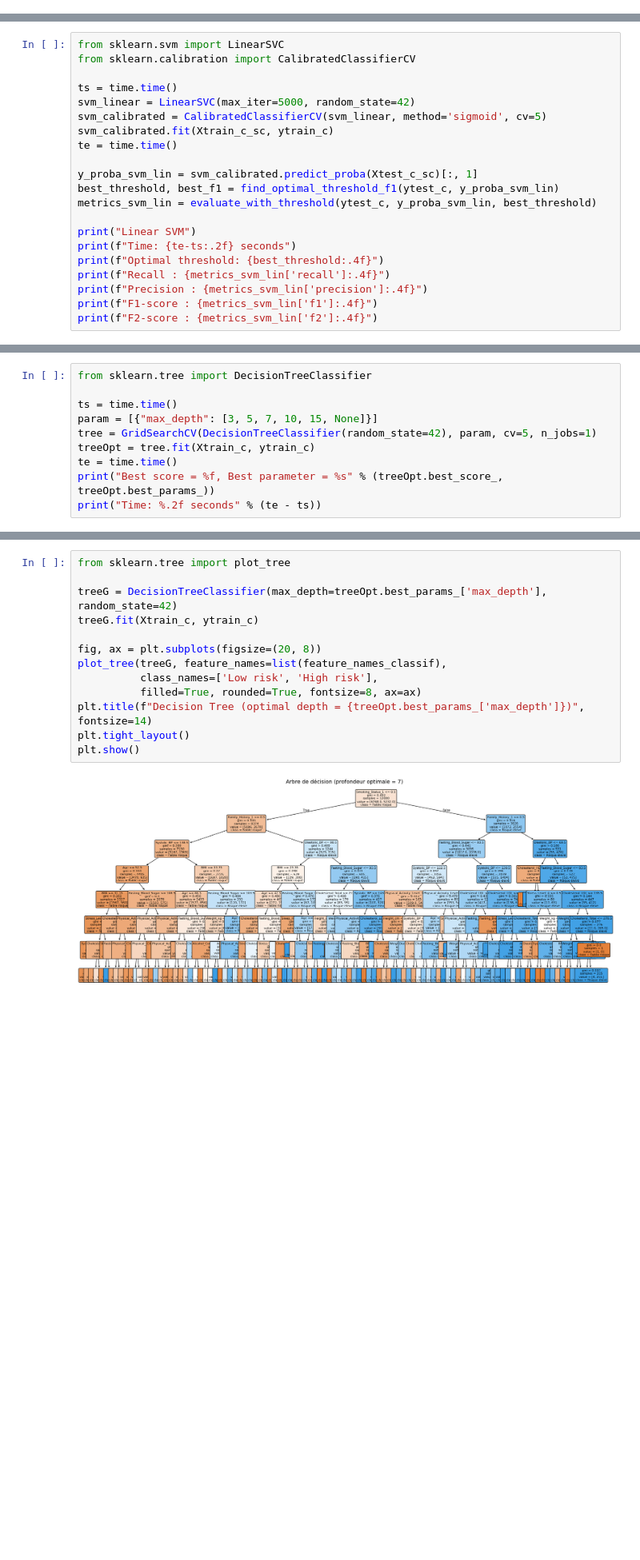
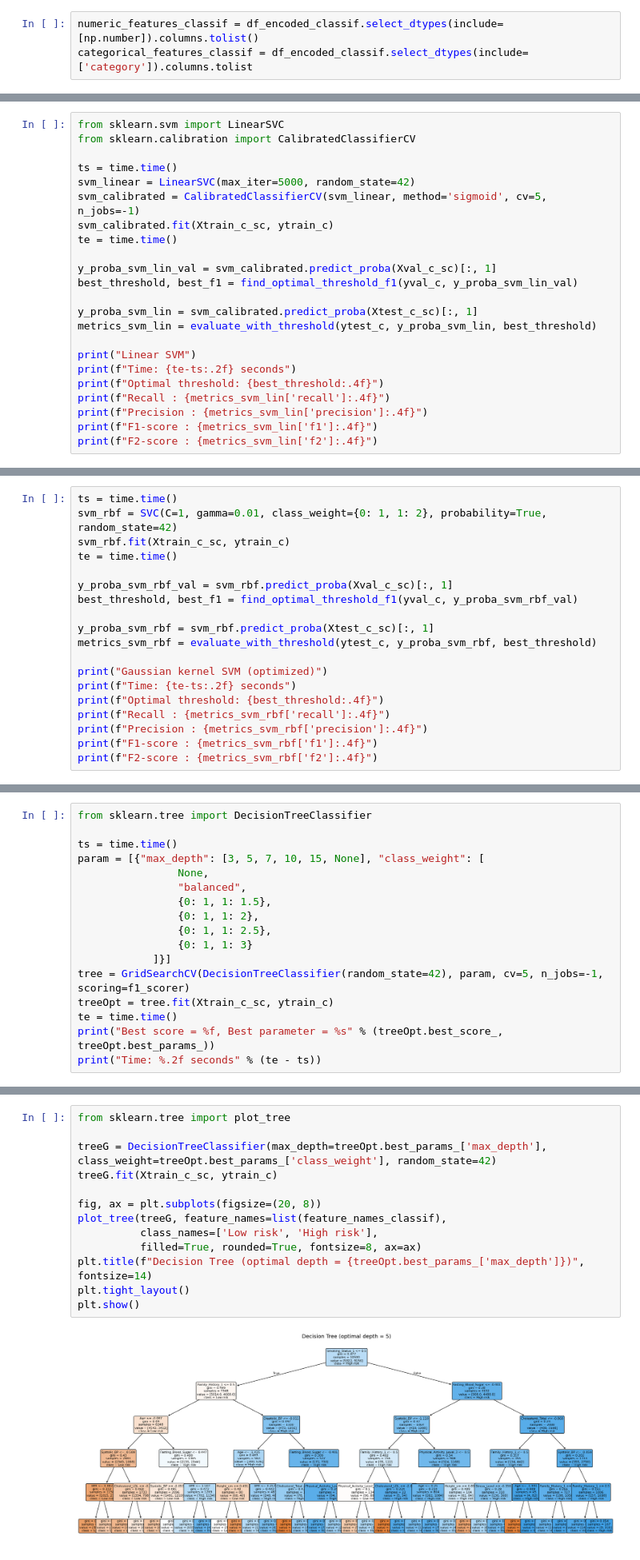
Before and after one commit to HOANG-Anh2004/projet_ML_4A_GMM_INSA, a Jupyter notebook: Modelisation.ipynb, the cells around one changed output, grey strips where cells are left out. Shown at 80% size. Cells and saved outputs as stored; diff of their text form; blank space fills up the shorter version.

Commit message:
update classif

```diff
--- a/Modelisation.ipynb
+++ b/Modelisation.ipynb
@@ -115,0 +112,3 @@ Dimension des données encodées : (15000, 34)
+# %%
+numeric_features_classif = df_encoded_classif.select_dtypes(include=[np.number]).columns.tolist()
+categorical_features_classif = df_encoded_classif.select_dtypes(include=['category']).columns.tolist
@@ -422,12 +490,14 @@ from sklearn.calibration import CalibratedClassifierCV
 
 ts = time.time()
 svm_linear = LinearSVC(max_iter=5000, random_state=42)
-svm_calibrated = CalibratedClassifierCV(svm_linear, method='sigmoid', cv=5)
+svm_calibrated = CalibratedClassifierCV(svm_linear, method='sigmoid', cv=5, n_jobs=-1)
 svm_calibrated.fit(Xtrain_c_sc, ytrain_c)
 te = time.time()
 
+y_proba_svm_lin_val = svm_calibrated.predict_proba(Xval_c_sc)[:, 1]
+best_threshold, best_f1 = find_optimal_threshold_f1(yval_c, y_proba_svm_lin_val)
+
 y_proba_svm_lin = svm_calibrated.predict_proba(Xtest_c_sc)[:, 1]
-best_threshold, best_f1 = find_optimal_threshold_f1(ytest_c, y_proba_svm_lin)
 metrics_svm_lin = evaluate_with_threshold(ytest_c, y_proba_svm_lin, best_threshold)
 
 print("Linear SVM")
@@ -520,0 +633,19 @@ The Gaussian kernel SVM improves performance compared to the linear SVM, confirm
+# %%
+ts = time.time()
+svm_rbf = SVC(C=1, gamma=0.01, class_weight={0: 1, 1: 2}, probability=True, random_state=42)
+svm_rbf.fit(Xtrain_c_sc, ytrain_c)
+te = time.time()
+
+y_proba_svm_rbf_val = svm_rbf.predict_proba(Xval_c_sc)[:, 1]
+best_threshold, best_f1 = find_optimal_threshold_f1(yval_c, y_proba_svm_rbf_val)
+
+y_proba_svm_rbf = svm_rbf.predict_proba(Xtest_c_sc)[:, 1]
+metrics_svm_rbf = evaluate_with_threshold(ytest_c, y_proba_svm_rbf, best_threshold)
+
+print("Gaussian kernel SVM (optimized)")
+print(f"Time: {te-ts:.2f} seconds")
+print(f"Optimal threshold: {best_threshold:.4f}")
+print(f"Recall : {metrics_svm_rbf['recall']:.4f}")
+print(f"Precision : {metrics_svm_rbf['precision']:.4f}")
+print(f"F1-score : {metrics_svm_rbf['f1']:.4f}")
+print(f"F2-score : {metrics_svm_rbf['f2']:.4f}")
@@ -526,9 +674,16 @@ The decision tree recursively partitions the variable space according to binary
 from sklearn.tree import DecisionTreeClassifier
 
 ts = time.time()
-param = [{"max_depth": [3, 5, 7, 10, 15, None]}]
-tree = GridSearchCV(DecisionTreeClassifier(random_state=42), param, cv=5, n_jobs=1)
-treeOpt = tree.fit(Xtrain_c, ytrain_c)
+param = [{"max_depth": [3, 5, 7, 10, 15, None], "class_weight": [
+                None,
+                "balanced",
+                {0: 1, 1: 1.5},
+                {0: 1, 1: 2},
+                {0: 1, 1: 2.5},
+                {0: 1, 1: 3}
+            ]}]
+tree = GridSearchCV(DecisionTreeClassifier(random_state=42), param, cv=5, n_jobs=-1, scoring=f1_scorer)
+treeOpt = tree.fit(Xtrain_c_sc, ytrain_c)
 te = time.time()
 print("Best score = %f, Best parameter = %s" % (treeOpt.best_score_, treeOpt.best_params_))
 print("Time: %.2f seconds" % (te - ts))
@@ -549,18 +731,18 @@ The decision tree with the optimal depth is displayed to interpret the decision
 # %%
 from sklearn.tree import plot_tree
 
-treeG = DecisionTreeClassifier(max_depth=treeOpt.best_params_['max_depth'], random_state=42)
-treeG.fit(Xtrain_c, ytrain_c)
+treeG = DecisionTreeClassifier(max_depth=treeOpt.best_params_['max_depth'], class_weight=treeOpt.best_params_['class_weight'], random_state=42)
+treeG.fit(Xtrain_c_sc, ytrain_c)
 
 fig, ax = plt.subplots(figsize=(20, 8))
 plot_tree(treeG, feature_names=list(feature_names_classif),
           class_names=['Low risk', 'High risk'],
           filled=True, rounded=True, fontsize=8, ax=ax)
 plt.title(f"Decision Tree (optimal depth = {treeOpt.best_params_['max_depth']})", fontsize=14)
 plt.tight_layout()
 plt.show()
 # %% [output]
-[figure, old version]
+[figure, new version]
 # %% [markdown]
 The visualized decision tree allows us to identify the most discriminating variables at the first nodes. These variables are consistent with the results of logistic regression and the exploratory analysis.odes. These variables are consistent with the results of logistic regression and the exploratory analysis.
 # %% [markdown]
```
Also changed, not shown: parts of 51 cells of this notebook, 1 other file.
